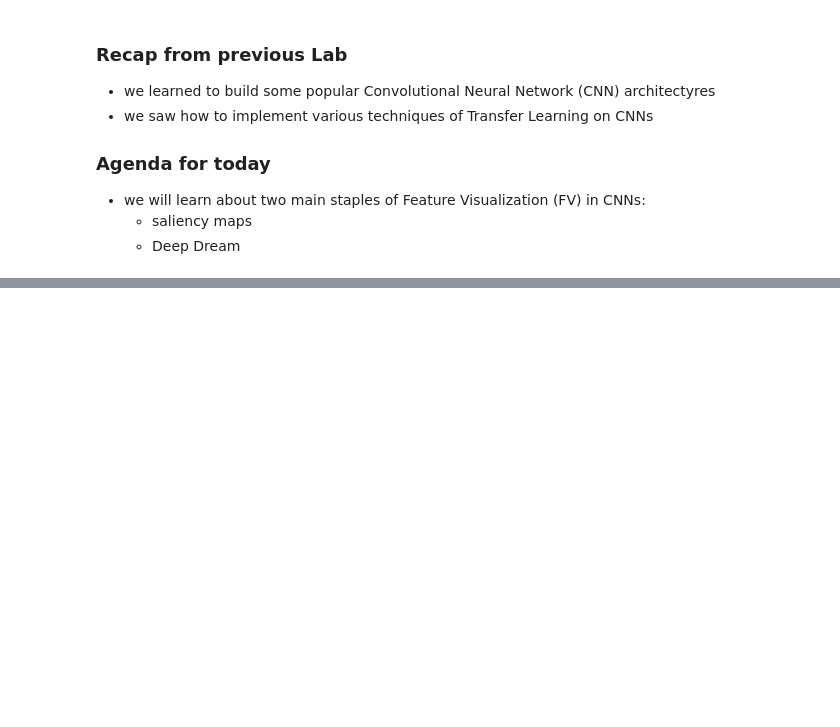
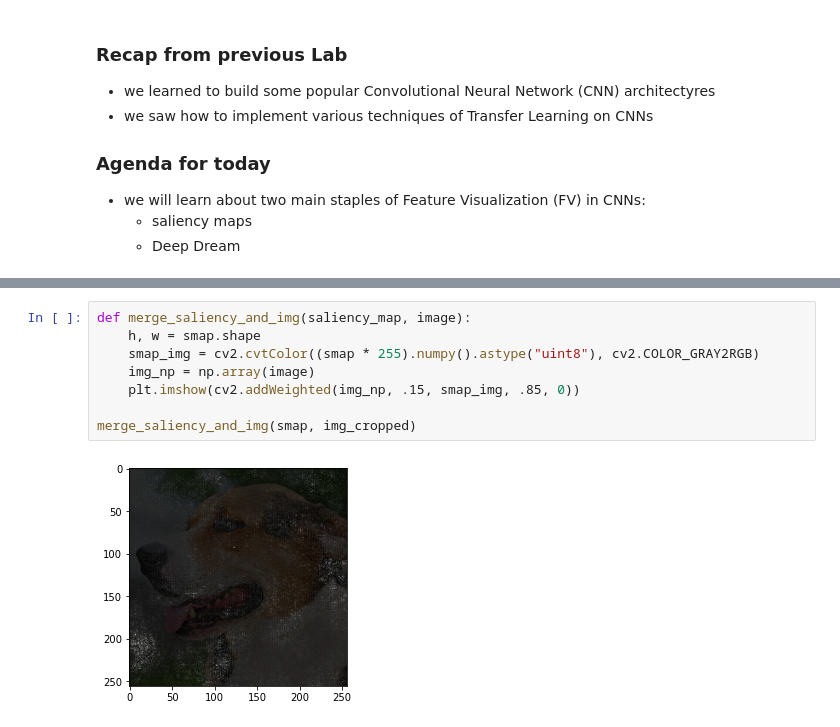
Before and after one commit to ansuini/DSSC_DL_2021, a Jupyter notebook: labs/08-feature-viz.ipynb, the cells around one changed output, grey strips where cells are left out. Drawn from its saved outputs; the diff is of its cells as text; blank space fills up the shorter version.

```diff
--- a/labs/08-feature-viz.ipynb
+++ b/labs/08-feature-viz.ipynb
@@ -53,0 +162,10 @@ $M_{ij}^{(+)} = \max\{M_{ij}, 0\};~~M_{ij}^{(-)} = - \min\{M_{ij}, 0\}$
+# %%
+def merge_saliency_and_img(saliency_map, image):
+    h, w = smap.shape
+    smap_img = cv2.cvtColor((smap * 255).numpy().astype("uint8"), cv2.COLOR_GRAY2RGB)
+    img_np = np.array(image)
+    plt.imshow(cv2.addWeighted(img_np, .15, smap_img, .85, 0))
+
+merge_saliency_and_img(smap, img_cropped)
+# %% [output]
+[figure, added]
```
Also changed, not shown: parts of 65 cells of this notebook, 4 other files.
